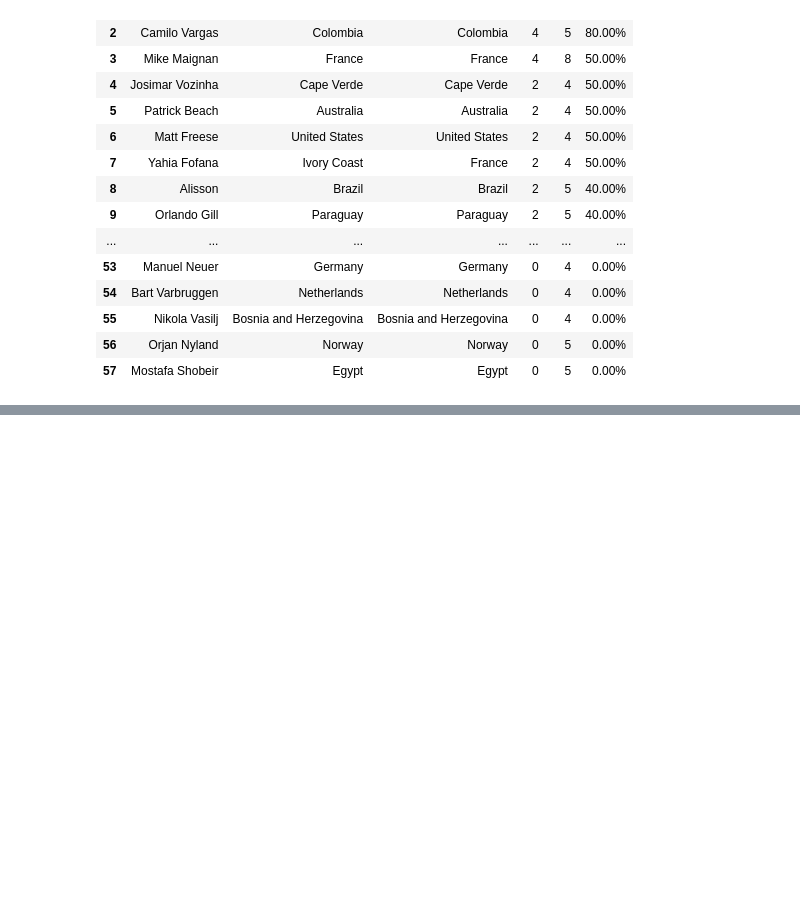
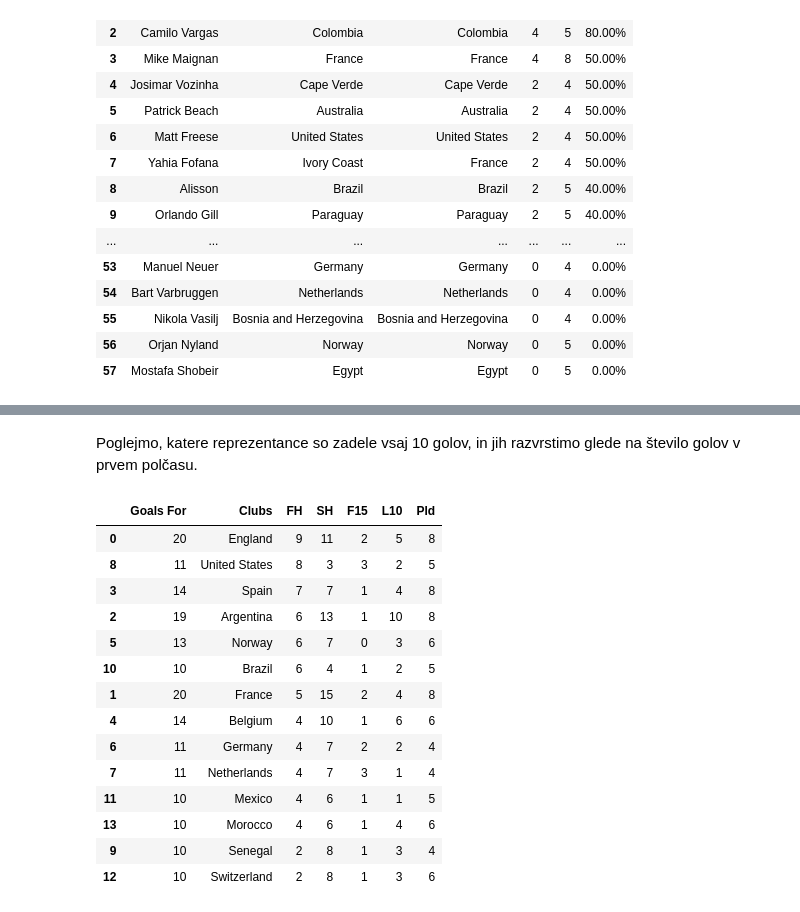
Before and after one commit to zalakmetic/UVP_projektna_naloga, a Jupyter notebook: analiza.ipynb, the cells around one changed output, grey strips where cells are left out. Cells and saved outputs as stored; diff of their text form; code cells hidden in the pictures; blank space fills up the shorter version.

Commit message:
Analiza najboljših reprezentanc v napadu.

```diff
--- a/analiza.ipynb
+++ b/analiza.ipynb
@@ -100,0 +121,21 @@ goal_types
+# %% [markdown]
+Poglejmo, katere reprezentance so zadele vsaj 10 golov, in jih razvrstimo glede na število golov v prvem polčasu.
+# %%
+vsaj_10_golov = goals_for[goals_for["Goals For"] >= 10]
+vsaj_10_golov.sort_values("FH", ascending=False)
+# %% [output]
+|  | Goals For | Clubs | FH | SH | F15 | L10 | Pld |
+| 0 | 20 | England | 9 | 11 | 2 | 5 | 8 |
+| 8 | 11 | United States | 8 | 3 | 3 | 2 | 5 |
+| 3 | 14 | Spain | 7 | 7 | 1 | 4 | 8 |
+| 2 | 19 | Argentina | 6 | 13 | 1 | 10 | 8 |
+| 5 | 13 | Norway | 6 | 7 | 0 | 3 | 6 |
+| 10 | 10 | Brazil | 6 | 4 | 1 | 2 | 5 |
+| 1 | 20 | France | 5 | 15 | 2 | 4 | 8 |
+| 4 | 14 | Belgium | 4 | 10 | 1 | 6 | 6 |
+| 6 | 11 | Germany | 4 | 7 | 2 | 2 | 4 |
+| 7 | 11 | Netherlands | 4 | 7 | 3 | 1 | 4 |
+| 11 | 10 | Mexico | 4 | 6 | 1 | 1 | 5 |
+| 13 | 10 | Morocco | 4 | 6 | 1 | 4 | 6 |
+| 9 | 10 | Senegal | 2 | 8 | 1 | 3 | 4 |
+| 12 | 10 | Switzerland | 2 | 8 | 1 | 3 | 6 |
```
Also changed, not shown: parts of 8 cells of this notebook.
